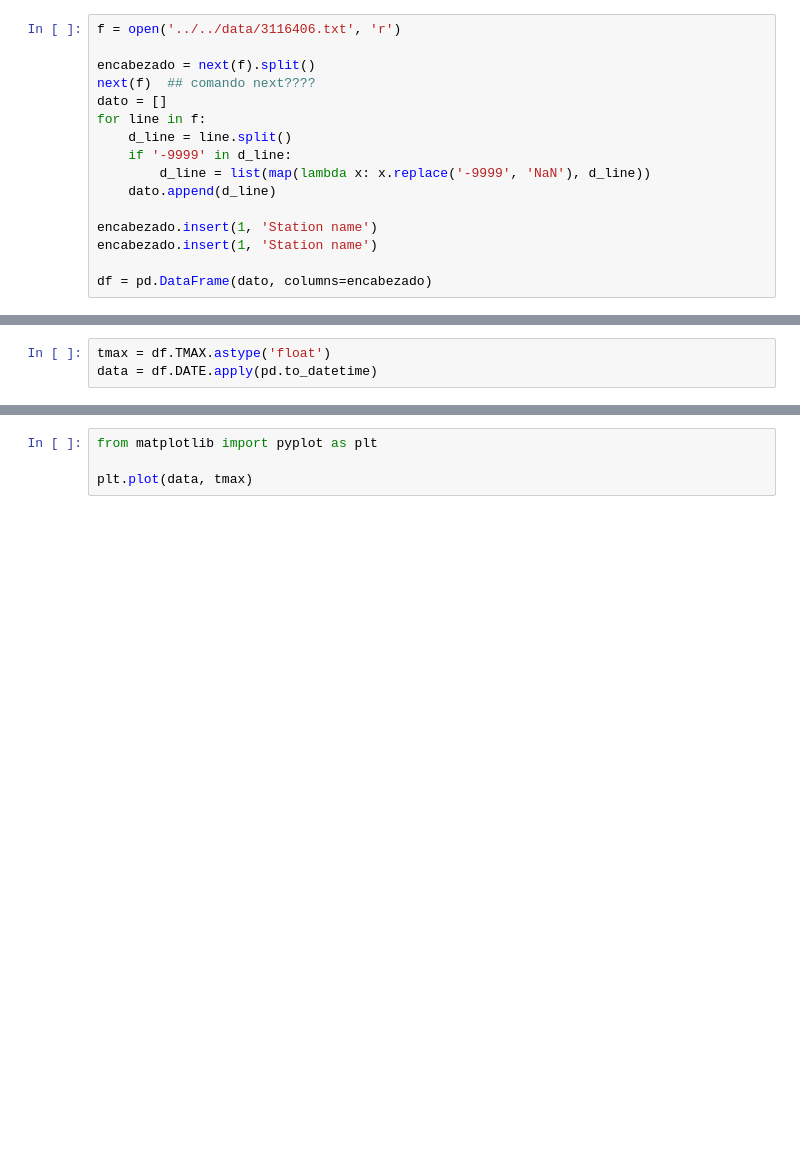
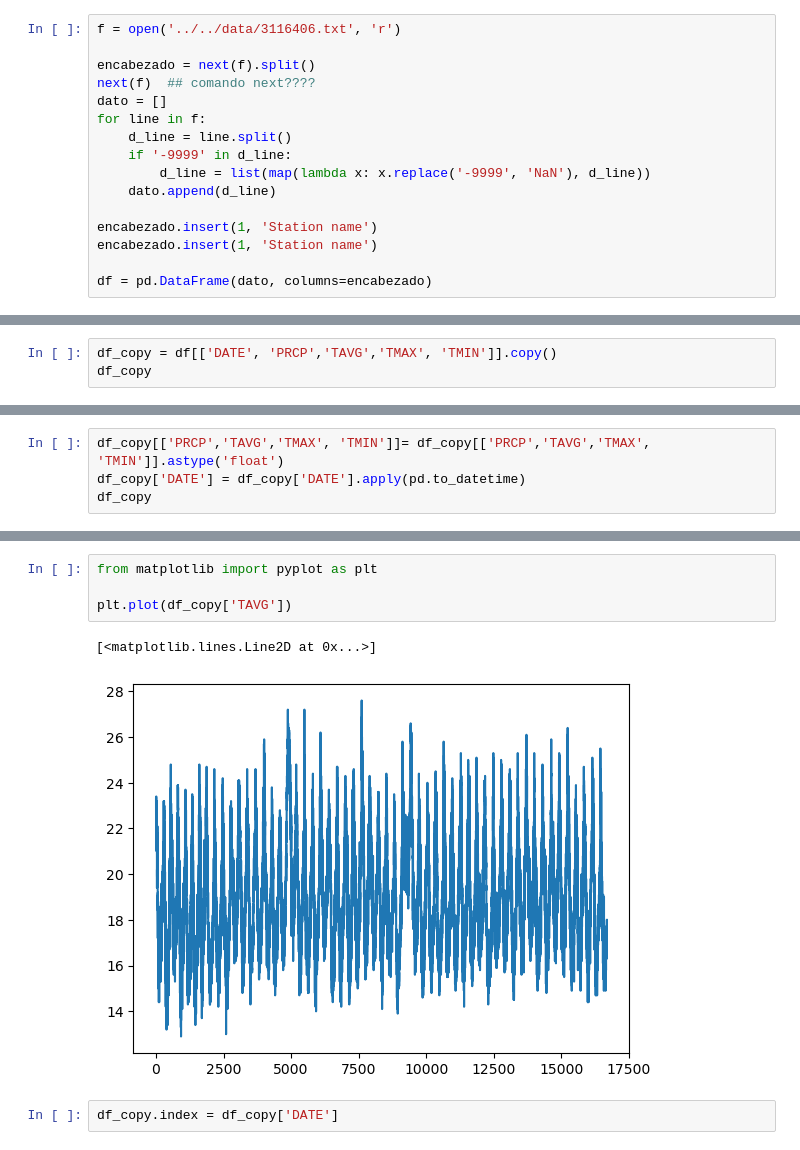
Before and after one commit to cryohydromettools/python_climatologia, a Jupyter notebook: book/dia3/03.Lectura_archivos_especiales.ipynb, the cells around one changed output, grey strips where cells are left out. Drawn from its saved outputs; the diff is of its cells as text; blank space fills up the shorter version.

```diff
--- a/book/dia3/03.Lectura_archivos_especiales.ipynb
+++ b/book/dia3/03.Lectura_archivos_especiales.ipynb
@@ -81,0 +138,3 @@ df
+# %%
+df_copy = df[['DATE', 'PRCP','TAVG','TMAX', 'TMIN']].copy()
+df_copy
@@ -82,3 +155,4 @@ df
 # %%
-tmax = df.TMAX.astype('float')
-data = df.DATE.apply(pd.to_datetime)
+df_copy[['PRCP','TAVG','TMAX', 'TMIN']]= df_copy[['PRCP','TAVG','TMAX', 'TMIN']].astype('float')
+df_copy['DATE'] = df_copy['DATE'].apply(pd.to_datetime)
+df_copy
@@ -89,4 +188,9 @@ data
 # %%
 from matplotlib import pyplot as plt
 
-plt.plot(data, tmax)
+plt.plot(df_copy['TAVG'])
+# %% [output]
+[<matplotlib.lines.Line2D at 0x...>]
+[figure, added]
+# %%
+df_copy.index = df_copy['DATE']
```
Also changed, not shown: parts of 26 cells of this notebook, 2 other files.
